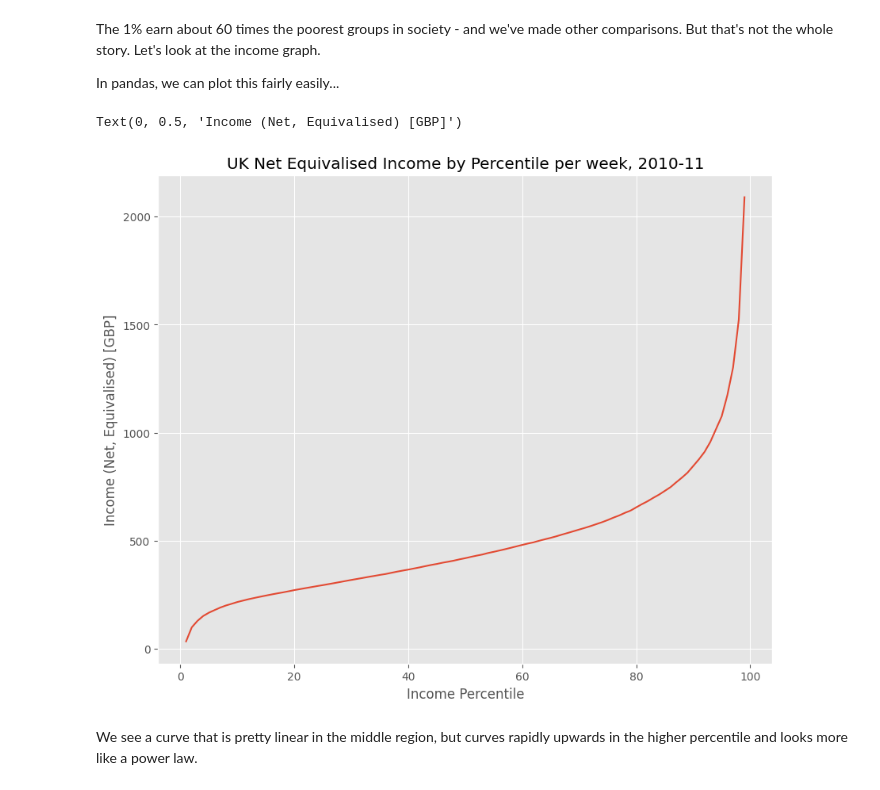
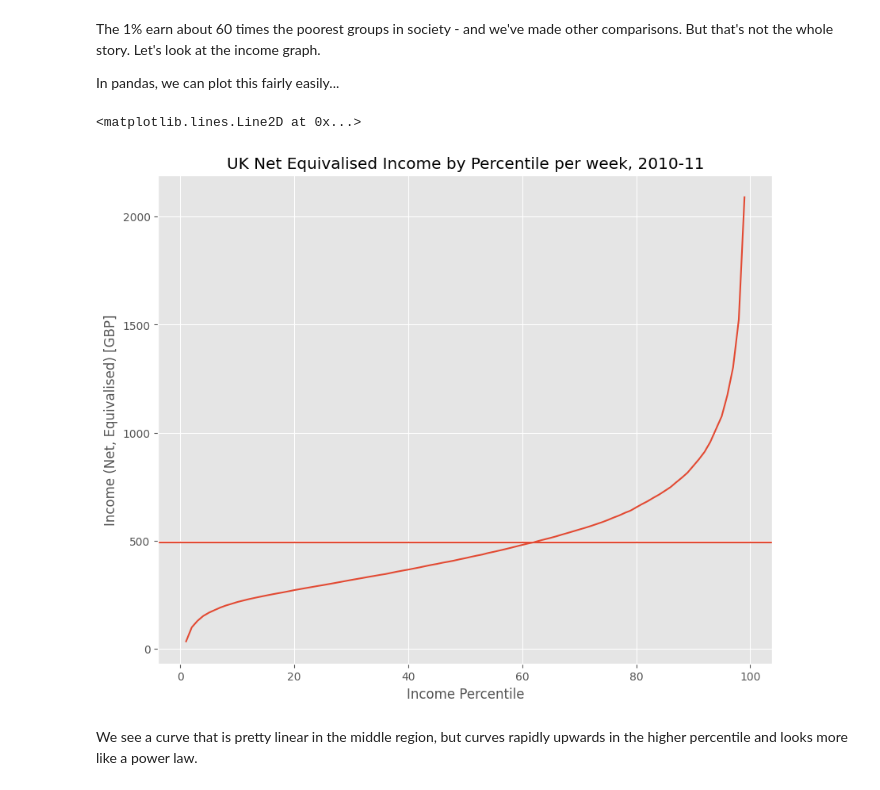
Before and after one commit to wigglyworm88/QM2, a Jupyter notebook: W2_Working_with_Data_in_Pandas.ipynb, the cells around one changed output. Cells and saved outputs as stored; diff of their text form; code cells hidden in the pictures.

```diff
--- a/W2_Working_with_Data_in_Pandas.ipynb
+++ b/W2_Working_with_Data_in_Pandas.ipynb
@@ -209,12 +209,21 @@ The 1% earn about 60 times the poorest groups in society - and we've made other
 In pandas, we can plot this fairly easily...
 # %%
 income['Net equivalised household income in 2010-11, week'].plot()
-plt.title('UK Net Equivalised Income by Percentile per week, 2010-11')
-plt.xlabel('Income Percentile')
-plt.ylabel('Income (Net, Equivalised) [GBP]')
+plt.title('UK Net Equivalised Income by Percentile per week, 2010-11') #calling title function
+plt.xlabel('Income Percentile') #change x
+plt.ylabel('Income (Net, Equivalised) [GBP]') #change y
+
+# draw a horizontal line to show the mean
+mean=income['Net equivalised household income in 2010-11, week'].mean()
+plt.axhline(mean)
+
+# show median on the same graph
+
+# what is the meaning of the median in this context?
+#people in 99 percentile earn more than those of lower income
 # %% [output]
-Text(0, 0.5, 'Income (Net, Equivalised) [GBP]')
+<matplotlib.lines.Line2D at 0x...>
-[figure, old version]
+[figure, new version]
 # %% [markdown]
 We see a curve that is pretty linear in the middle region, but curves rapidly upwards in the higher percentile and looks more like a power law.
 # %% [markdown]
```
Also changed, not shown: parts of 2 cells of this notebook.
